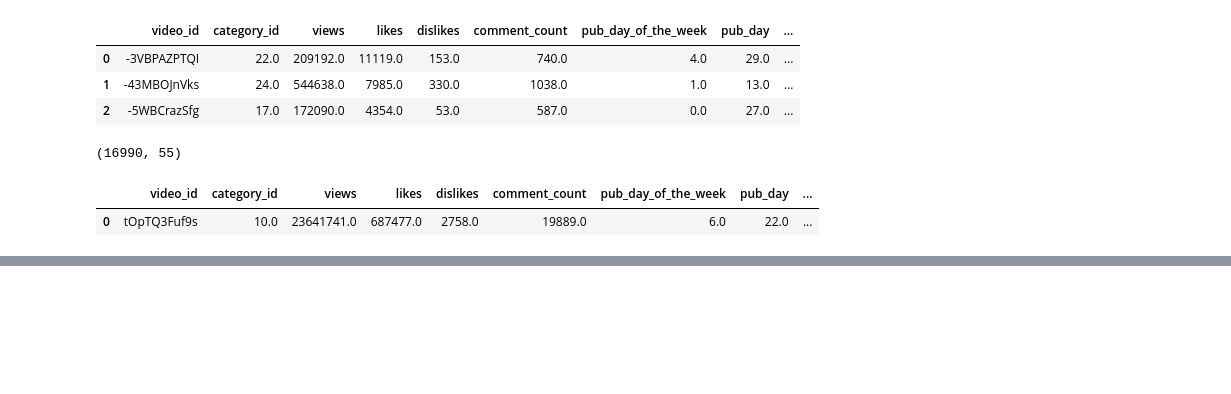
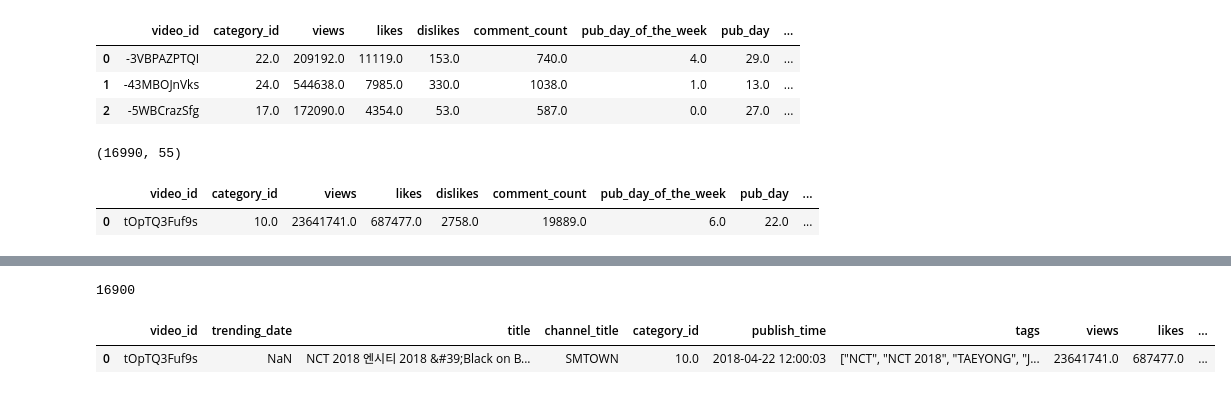
Before and after one commit to AdamKlejda/PED_YT, a Jupyter notebook: notebooks/Etap5/LiLatee_merged_processing.ipynb, the cells around one changed output, grey strips where cells are left out. Drawn from its saved outputs; the diff is of its cells as text; code cells hidden in the pictures; blank space fills up the shorter version.

```diff
--- a/notebooks/Etap5/LiLatee_merged_processing.ipynb
+++ b/notebooks/Etap5/LiLatee_merged_processing.ipynb
@@ -156,0 +169,44 @@ df[:3]
+# %%
+from sklearn.feature_extraction.text import TfidfVectorizer
+
+df.loc[df.title_clean.isna(), "title_clean"] = ''
+# title_all_words = df.loc[~df.title_clean.isna(), 'title_clean'].values
+temp = df.loc[~df.title_clean.isna(), ['trending','title_clean']]
+temp = temp.loc[temp.trending != -1, :]
+cat_titles = temp.groupby(by=['trending'])['title_clean'].apply(lambda x: ' '.join(x)).reset_index()
+corpus = cat_titles['title_clean'].values
+
+vectorizer = TfidfVectorizer()
+X = vectorizer.fit_transform(corpus)
+
+unique_cats_ids = temp.trending.unique()
+cnt = 0
+def TFIDF_of_column(row, column_name):
+    global cnt
+    text = row[column_name]
+
+    for cat in range(len(unique_cats_ids)):
+        sum_of_tfidf = 0
+        for word in text.split():
+            try:
+                sum_of_tfidf += X.toarray()[cat, vectorizer.get_feature_names().index(word)]
+            except ValueError:
+                continue
+        row[f"TFIDF_{column_name}_{int(unique_cats_ids[cat])}"] = sum_of_tfidf
+
+    if cnt % 100 == 0:
+        print(cnt, end='\r')
+
+    cnt+=1
+    return row
+
+column = "title_clean"
+df = df.apply(lambda row: TFIDF_of_column(row, column), axis=1)
+df.to_csv(f"./../../our_data/Etap5/Etap3/TFIDF_title_clean.csv",index=False)
+# %% [output]
+16900
+# %%
+df[:1]
+# %% [output]
+|  | video_id | trending_date | title | channel_title | category_id | publish_time | tags | views | likes | ... |
+| 0 | tOpTQ3Fuf9s | NaN | NCT 2018 엔시티 2018 &#39;Black on B... | SMTOWN | 10.0 | 2018-04-22 12:00:03 | ["NCT", "NCT 2018", "TAEYONG", "J... | 23641741.0 | 687477.0 | ... |
```
Also changed, not shown: parts of 4 cells of this notebook, 2 other files.
